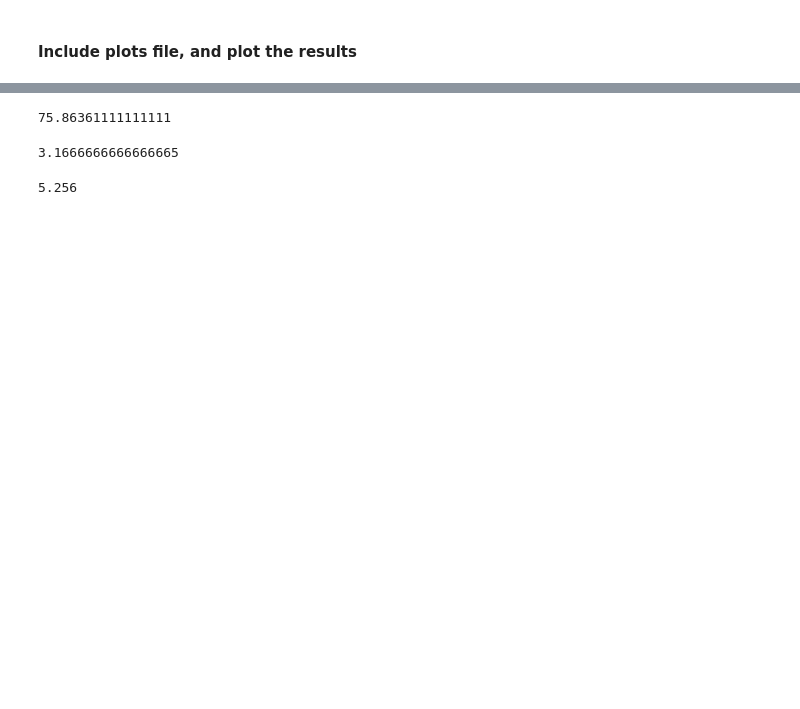
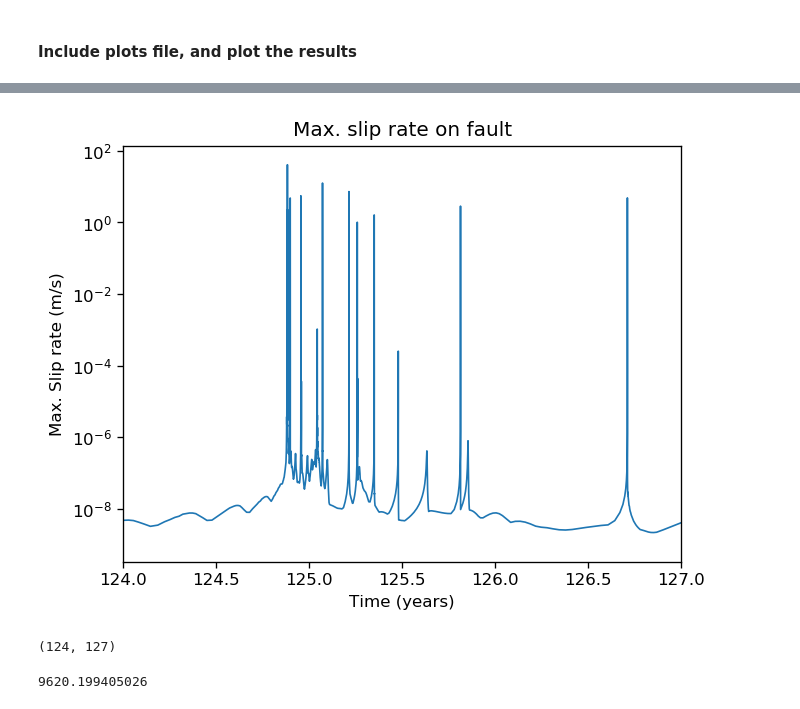
Before and after one commit to thehalfspace/JuliaSEM, a Jupyter notebook: example.ipynb, the cells around one changed output, grey strips where cells are left out. Drawn from its saved outputs; the diff is of its cells as text; code cells hidden in the pictures; blank space fills up the shorter version.

Commit message:
run dump02 simulation

```diff
--- a/example.ipynb
+++ b/example.ipynb
@@ -74,14 +94,10 @@ stressPlot(output.Stress, output.time_, S.FltX, P.yr2sec)
 # %%
 VfmaxPlot(output.SlipVel, output.time_, P.yr2sec)
+xlim([124, 127])
+# %% [output]
+[figure, added]
+(124, 127)
-# %%
-273109/60/60
-# %% [output]
-75.86361111111111
-# %%
-76/24
-# %% [output]
-3.1666666666666665
-# %%
-0.00001*365*24*60
-# %% [output]
-5.256
+# %%
+simulation_time
+# %% [output]
+9620.199405026
```
Also changed, not shown: parts of 9 cells of this notebook, 9 other files.
